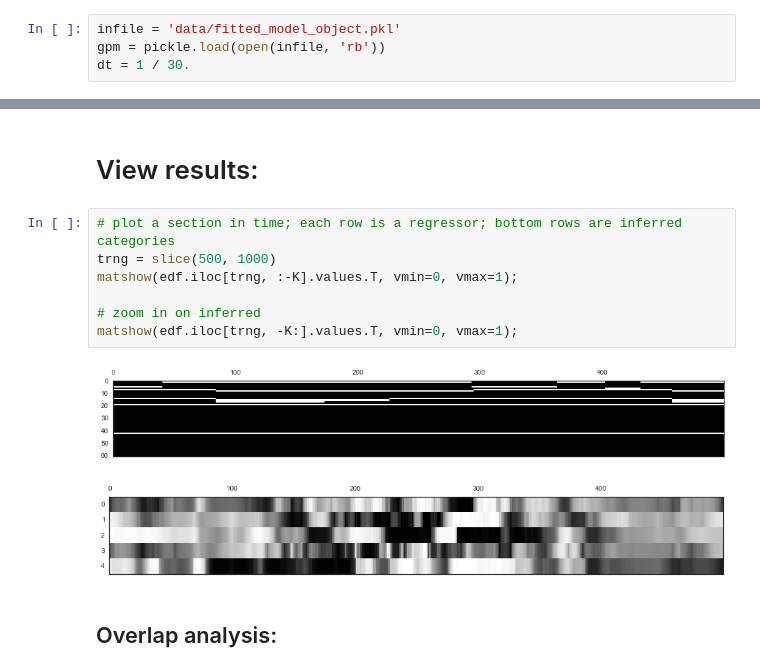
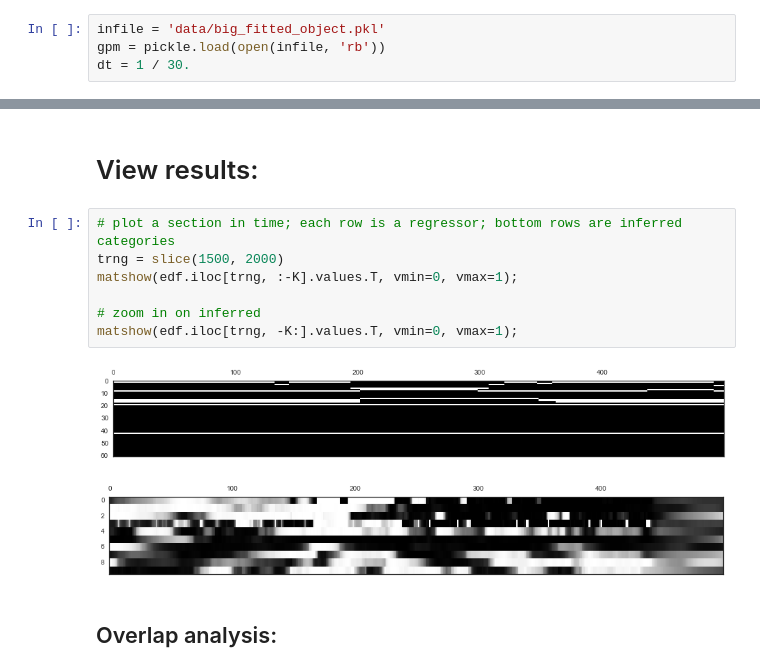
Before and after one commit to pearsonlab/spiketopics, a Jupyter notebook: explore_inferred_etho.ipynb, the cells around one changed output, grey strips where cells are left out. Saved outputs shown, nothing was run; the diff lists cells and outputs as text.

```diff
--- a/explore_inferred_etho.ipynb
+++ b/explore_inferred_etho.ipynb
@@ -13,7 +13,7 @@ sns.set_style('darkgrid')
 # %% [markdown]
 # Load in data
 # %%
-infile = 'data/fitted_model_object.pkl'
+infile = 'data/big_fitted_object.pkl'
 gpm = pickle.load(open(infile, 'rb'))
 dt = 1 / 30.
 # %%
@@ -201,14 +201,14 @@ edf.head()
 # View results:
 # %%
 # plot a section in time; each row is a regressor; bottom rows are inferred categories
-trng = slice(500, 1000)
+trng = slice(1500, 2000)
 matshow(edf.iloc[trng, :-K].values.T, vmin=0, vmax=1);
 
 # zoom in on inferred
 matshow(edf.iloc[trng, -K:].values.T, vmin=0, vmax=1);
 # %% [output]
-[figure, old version]
+[figure, new version]
-[figure, old version]
+[figure, new version]
 # %% [markdown]
 ## Overlap analysis:
 # %% [markdown]
```
Also changed, not shown: parts of 11 cells of this notebook, 1 other file.
